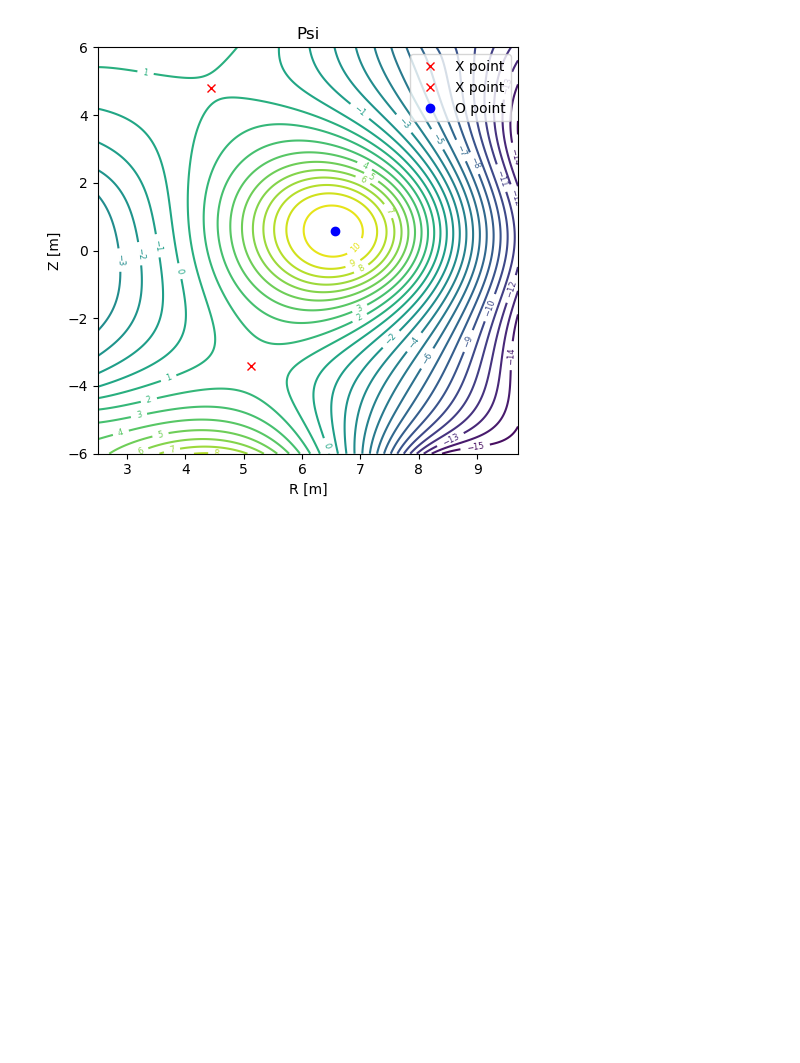
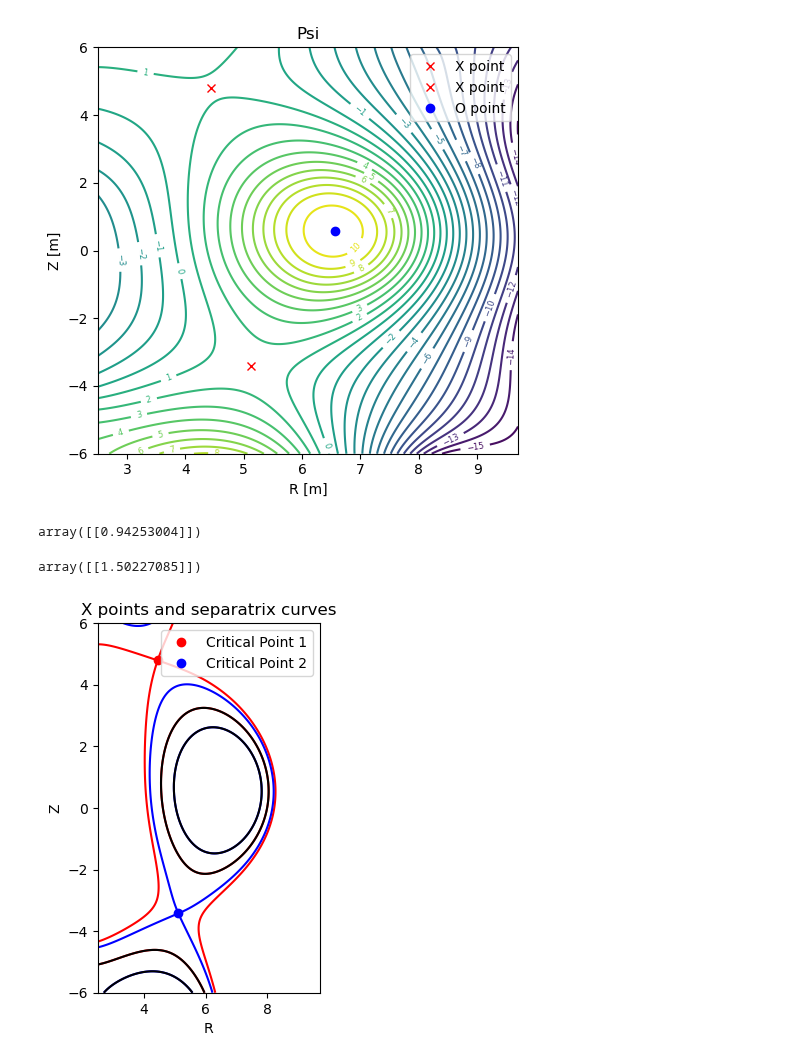
Before and after one commit to Fuad-HH/eqdsk2py, a Jupyter notebook: allCritPoints.ipynb, the cells around one changed output. Saved outputs shown, nothing was run; the diff lists cells and outputs as text; code cells hidden in the pictures; blank space fills up the shorter version.

Commit message:
get separatrix curve

```diff
--- a/allCritPoints.ipynb
+++ b/allCritPoints.ipynb
@@ -48,3 +48,17 @@ sorted_points
 gedsk.plot_sorted_points_with_contour(psi, xx, yy, sorted_points)
 # %% [output]
 [figure]
+# %%
+# get the value of psi at one x point
+x_point = sorted_points['saddle'][0]
+x_value = spline(x_point[0], x_point[1])
+x_value
+# %% [output]
+array([[0.94253004]])
+# %%
+# get the another x point
+x_point1 = sorted_points['saddle'][1]
+x_value1 = spline(x_point1[0], x_point1[1])
+x_value1
+# %% [output]
+array([[1.50227085]])
@@ -50,0 +67,20 @@ gedsk.plot_sorted_points_with_contour(psi, xx, yy, sorted_points)
+# %%
+# plot the spline as a contour
+fig = plt.figure()
+ax = fig.add_subplot(111)
+# plot contour using the spline not the psi
+contour = ax.contour(x, y, spline(x, y).T, levels=[x_value[0][0], x_value1[0][0], 3, 5], colors=['red','blue'], label='Separatrix Curves')
+ax.contour(x, y, spline(x, y).T, levels=[3, 5], colors=['black'])
+# plot the critical point x_point
+ax.plot(x_point[0], x_point[1], 'o', color='red', label='Critical Point 1')
+# plot the critical point x_point1
+ax.plot(x_point1[0], x_point1[1], 'o', color='blue', label='Critical Point 2')
+ax.set_xlabel('R')
+ax.set_ylabel('Z')
+ax.legend()
+# make the scale equal on both axis
+ax.set_aspect('equal')
+ax.set_title('X points and separatrix curves')
+plt.show()
+# %% [output]
+[figure, added]
```
Also changed, not shown: parts of 1 cell of this notebook.
